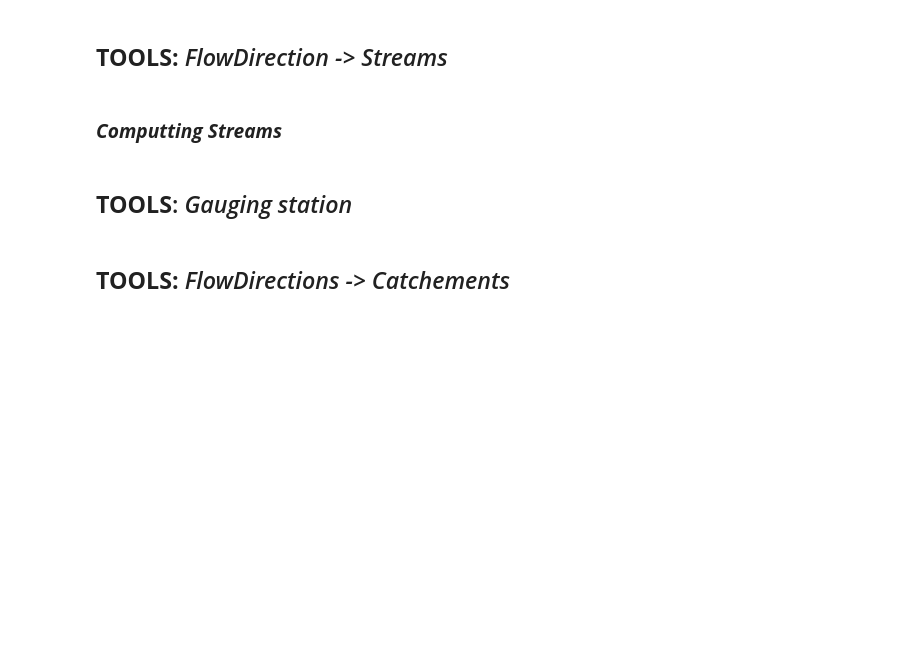
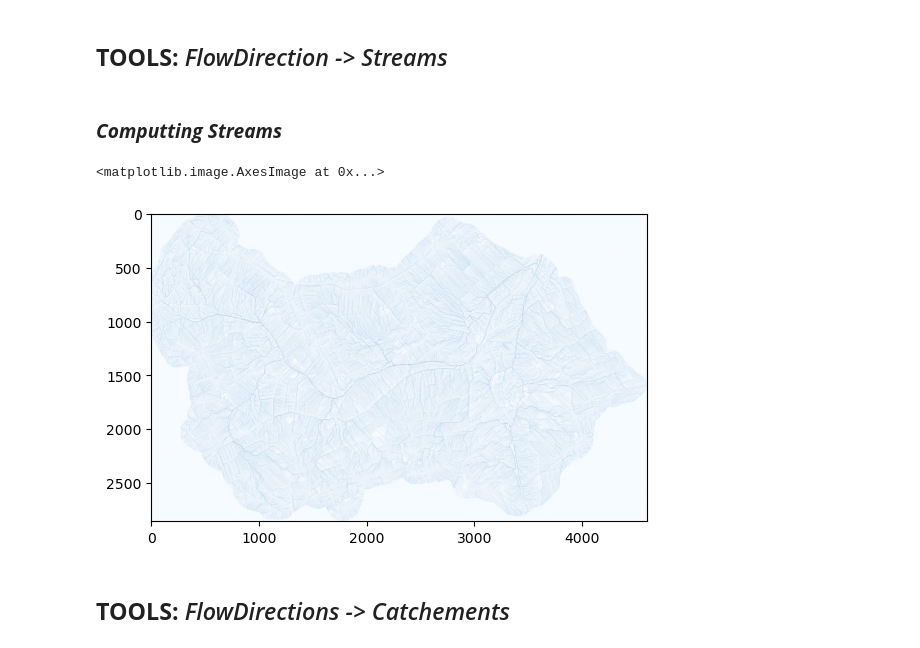
Before and after one commit to AquaPore/WflowRasterPython.py, a Jupyter notebook: Jupyter/Python_Pyflwdir_Wflow.ipynb, the cells around one changed output. Drawn from its saved outputs; the diff is of its cells as text; code cells hidden in the pictures; blank space fills up the shorter version.

```diff
--- a/Jupyter/Python_Pyflwdir_Wflow.ipynb
+++ b/Jupyter/Python_Pyflwdir_Wflow.ipynb
@@ -281,6 +319,8 @@ def FLOWDIRECTION_2_STREAMS(
       for iY in range(Ny):
          if Streams_StreamOrder0[iX, iY] >= StreamOrderMin:
             Streams_StreamOrder[iX, iY] = Streams_StreamOrder0[iX, iY]
+         else:
+            Streams_StreamOrder[iX, iY] = 0
 
    prof.update(dtype=Streams_StreamOrder.dtype, nodata=False)
    with rasterio.open(Path_Output_StreamOrder, "w", **prof) as src:
@@ -318,11 +358,11 @@ def FLOWDIRECTION_2_STREAMS(
 # %% [markdown]
 ### ***Computting Streams***
 # %%
-Path_Input_Ldd = os.path.join(Output_Root, Ldd_Output)
-Path_Output_StreamOrder = os.path.join(Output_Root, StreamOrder_Output)
-Path_Output_StreamSlope = os.path.join(Output_Root, StreamSlope_Output)
-Path_Output_StreamWidth = os.path.join(Output_Root, StreamWidth_Output)
-Path_Output_StreamTrue = os.path.join(Output_Root, StreamTrue_Output)
+Path_Input_Ldd = os.path.join(Output_Root_Python, Ldd_Output)
+Path_Output_StreamOrder = os.path.join(Output_Root_Python, StreamOrder_Output)
+Path_Output_StreamSlope = os.path.join(Output_Root_Python, StreamSlope_Output)
+Path_Output_StreamWidth = os.path.join(Output_Root_Python, StreamWidth_Output)
+Path_Output_StreamTrue = os.path.join(Output_Root_Python, StreamTrue_Output)
 
 Streams_True, Streams_Slope, Streams_StreamOrder, Streams_Width = FLOWDIRECTION_2_STREAMS(
    Ldd_Pyflwdir,
@@ -342,2 +379,0 @@ PLOT_MAPS(Streams_StreamOrder, "Streams_StreamOrder", 1, 15)
-# %% [markdown]
-## **TOOLS**: *Gauging station*
@@ -349,3 +380,11 @@ print(txt)
+# %%
+import matplotlib.pyplot as plt
+from matplotlib import cm, colors
+
+pyplot.imshow(Streams_StreamOrder, cmap=colors.ListedColormap(cm.Blues(np.linspace(0, 1, 7))))
+# %% [output]
+<matplotlib.image.AxesImage at 0x...>
+[figure, added]
 # %% [markdown]
 ## **TOOLS:** *FlowDirections -> Catchements*
 # %%
```
Also changed, not shown: parts of 38 cells of this notebook, 1 other file.
